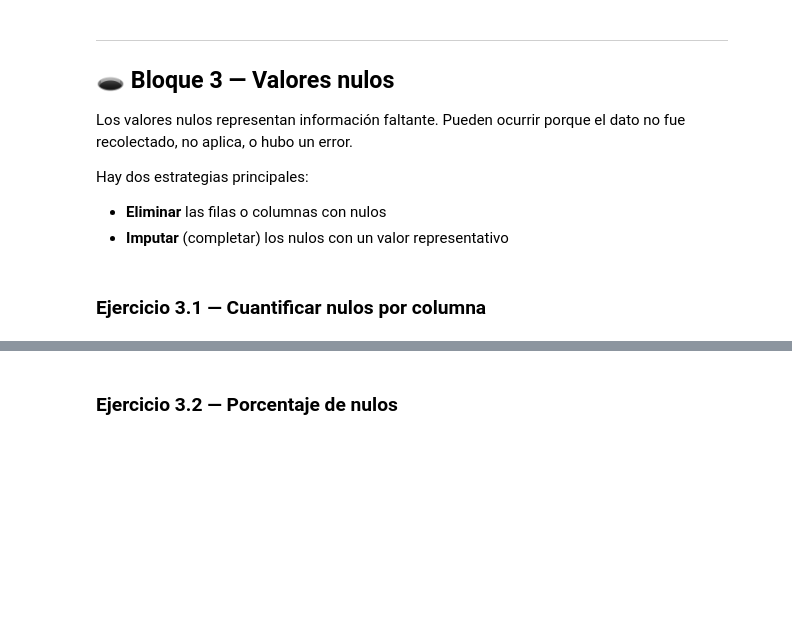
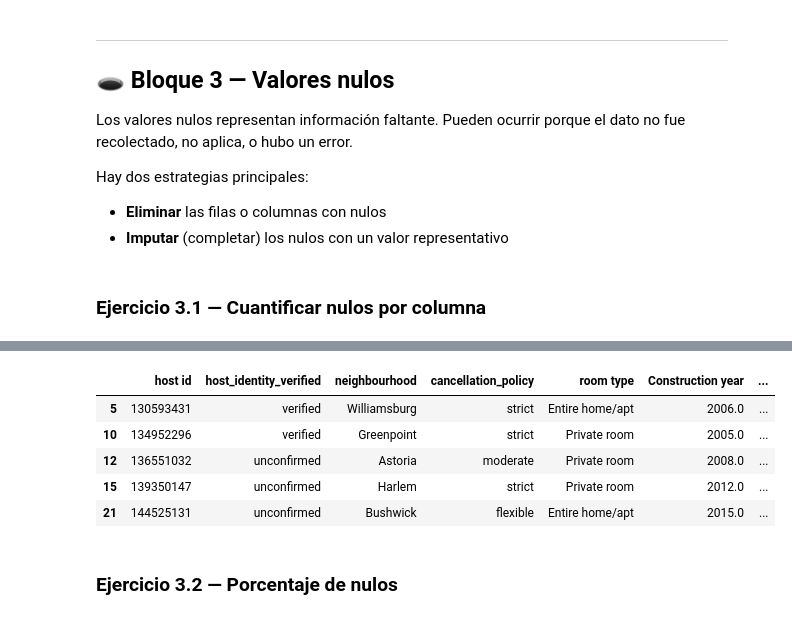
Before and after one commit to UADE-Python-Data-Science/583433_repo_oficial, a Jupyter notebook: Unidad_3/U3_NB3_Actividad_1.ipynb, the cells around one changed output, grey strips where cells are left out. Drawn from its saved outputs; the diff is of its cells as text; code cells hidden in the pictures; blank space fills up the shorter version.

```diff
--- a/Unidad_3/U3_NB3_Actividad_1.ipynb
+++ b/Unidad_3/U3_NB3_Actividad_1.ipynb
@@ -109,3 +215,13 @@ Hay dos estrategias principales:
+# %%
+# Visualizar nulos
+df[df.isnull().any(axis=1)]
+# %% [output]
+|  | host id | host_identity_verified | neighbourhood | cancellation_policy | room type | Construction year | ... |
+| 5 | 130593431 | verified | Williamsburg | strict | Entire home/apt | 2006.0 | ... |
+| 10 | 134952296 | verified | Greenpoint | strict | Private room | 2005.0 | ... |
+| 12 | 136551032 | unconfirmed | Astoria | moderate | Private room | 2008.0 | ... |
+| 15 | 139350147 | unconfirmed | Harlem | strict | Private room | 2012.0 | ... |
+| 21 | 144525131 | unconfirmed | Bushwick | flexible | Entire home/apt | 2015.0 | ... |
 # %% [markdown]
 ### Ejercicio 3.2 — Porcentaje de nulos
 # %%
```
Also changed, not shown: parts of 12 cells of this notebook, 3 other files.
